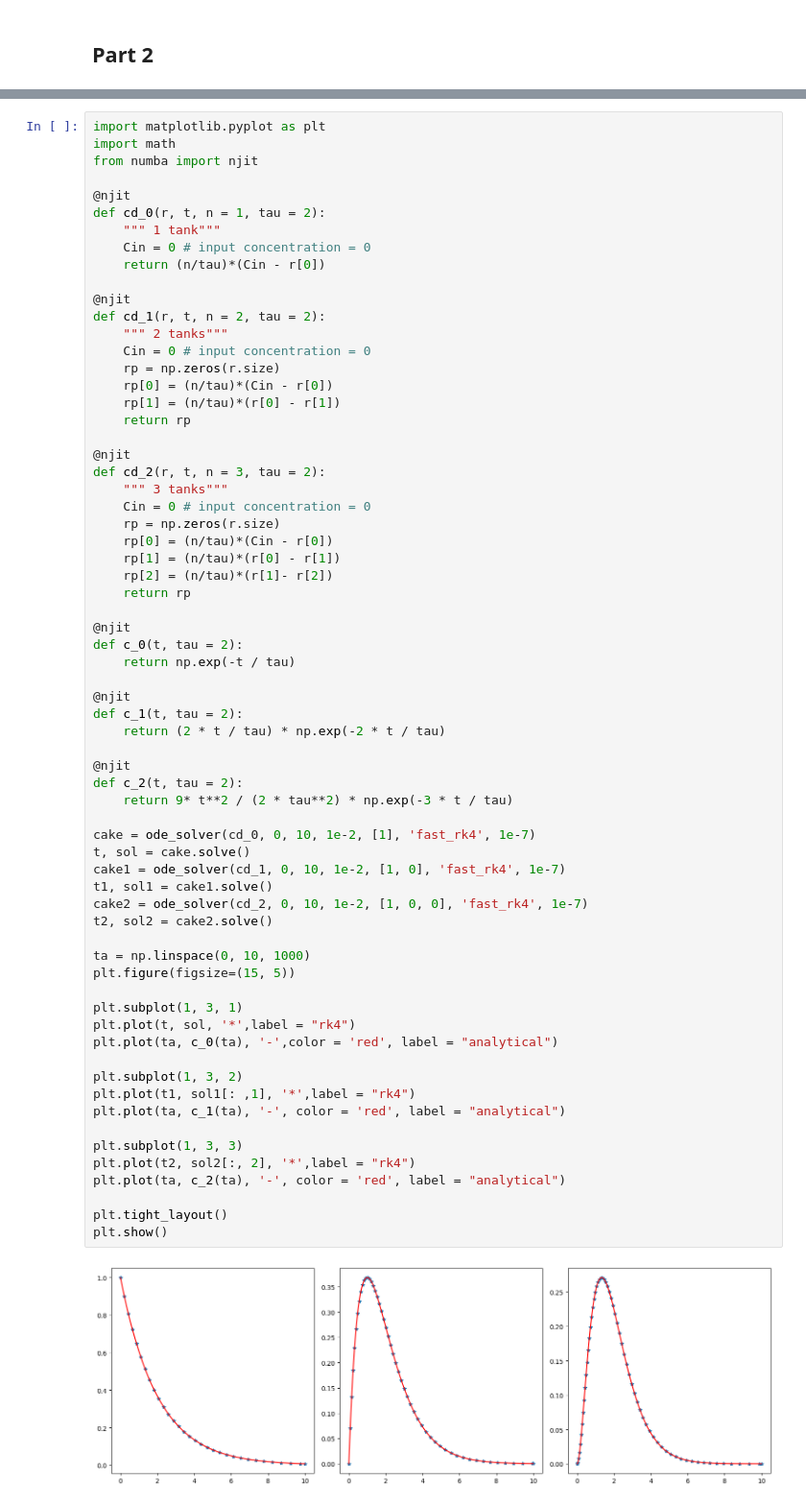
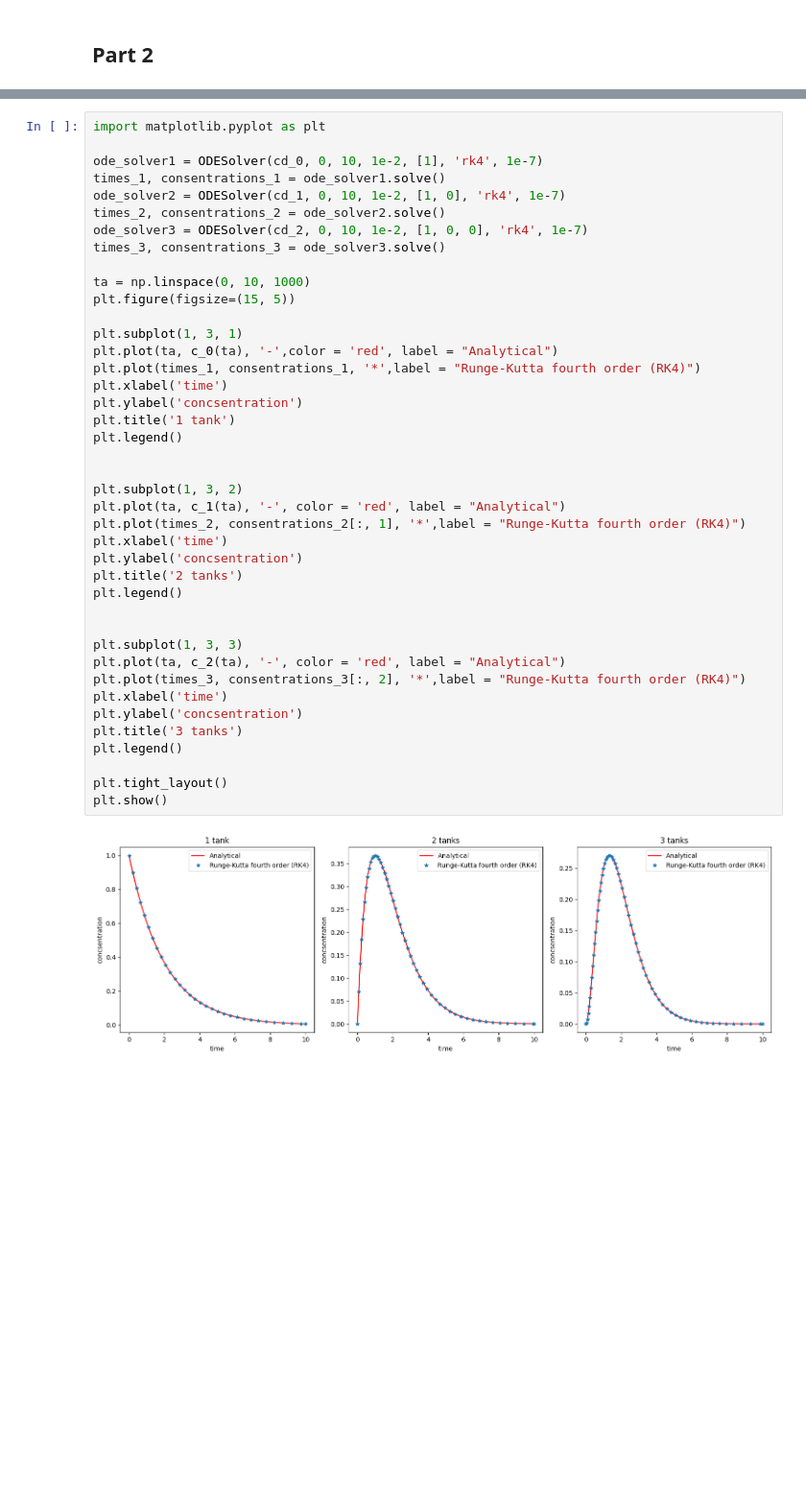
Before and after one commit to simengaasland/MOD510-Projects, a Jupyter notebook: Project 3/Project3_Report.ipynb, the cells around one changed output, grey strips where cells are left out. Shown at 96% size. Saved outputs shown, nothing was run; the diff lists cells and outputs as text; blank space fills up the shorter version.

```diff
--- a/Project 3/Project3_Report.ipynb
+++ b/Project 3/Project3_Report.ipynb
@@ -124,71 +164,46 @@ class ode_solver:
 # %%
 import matplotlib.pyplot as plt
-import math
-from numba import njit
 
-@njit
-def cd_0(r, t, n = 1, tau = 2):
-    """ 1 tank"""
-    Cin = 0 # input concentration = 0
-    return (n/tau)*(Cin - r[0])
-
-@njit
-def cd_1(r, t, n = 2, tau = 2):
-    """ 2 tanks"""
-    Cin = 0 # input concentration = 0
-    rp = np.zeros(r.size)
-    rp[0] = (n/tau)*(Cin - r[0])
-    rp[1] = (n/tau)*(r[0] - r[1])
-    return rp
-
-@njit
-def cd_2(r, t, n = 3, tau = 2):
-    """ 3 tanks"""
-    Cin = 0 # input concentration = 0
-    rp = np.zeros(r.size)
-    rp[0] = (n/tau)*(Cin - r[0])
-    rp[1] = (n/tau)*(r[0] - r[1])
-    rp[2] = (n/tau)*(r[1]- r[2])
-    return rp
-
-@njit
-def c_0(t, tau = 2):
-    return np.exp(-t / tau)
-
-@njit
-def c_1(t, tau = 2):
-    return (2 * t / tau) * np.exp(-2 * t / tau)
-
-@njit
-def c_2(t, tau = 2):
-    return 9* t**2 / (2 * tau**2) * np.exp(-3 * t / tau)
-
-cake = ode_solver(cd_0, 0, 10, 1e-2, [1], 'fast_rk4', 1e-7)
-t, sol = cake.solve()
-cake1 = ode_solver(cd_1, 0, 10, 1e-2, [1, 0], 'fast_rk4', 1e-7)
-t1, sol1 = cake1.solve()
-cake2 = ode_solver(cd_2, 0, 10, 1e-2, [1, 0, 0], 'fast_rk4', 1e-7)
-t2, sol2 = cake2.solve()
+ode_solver1 = ODESolver(cd_0, 0, 10, 1e-2, [1], 'rk4', 1e-7)
+times_1, consentrations_1 = ode_solver1.solve()
+ode_solver2 = ODESolver(cd_1, 0, 10, 1e-2, [1, 0], 'rk4', 1e-7)
+times_2, consentrations_2 = ode_solver2.solve()
+ode_solver3 = ODESolver(cd_2, 0, 10, 1e-2, [1, 0, 0], 'rk4', 1e-7)
+times_3, consentrations_3 = ode_solver3.solve()
 
 ta = np.linspace(0, 10, 1000)
 plt.figure(figsize=(15, 5))
 
 plt.subplot(1, 3, 1)
-plt.plot(t, sol, '*',label = "rk4")
-plt.plot(ta, c_0(ta), '-',color = 'red', label = "analytical")
+plt.plot(ta, c_0(ta), '-',color = 'red', label = "Analytical")
+plt.plot(times_1, consentrations_1, '*',label = "Runge-Kutta fourth order (RK4)")
+plt.xlabel('time')
+plt.ylabel('concsentration')
+plt.title('1 tank')
+plt.legend()
+
 
 plt.subplot(1, 3, 2)
-plt.plot(t1, sol1[: ,1], '*',label = "rk4")
-plt.plot(ta, c_1(ta), '-', color = 'red', label = "analytical")
+plt.plot(ta, c_1(ta), '-', color = 'red', label = "Analytical")
+plt.plot(times_2, consentrations_2[:, 1], '*',label = "Runge-Kutta fourth order (RK4)")
+plt.xlabel('time')
+plt.ylabel('concsentration')
+plt.title('2 tanks')
+plt.legend()
+
 
 plt.subplot(1, 3, 3)
-plt.plot(t2, sol2[:, 2], '*',label = "rk4")
-plt.plot(ta, c_2(ta), '-', color = 'red', label = "analytical")
+plt.plot(ta, c_2(ta), '-', color = 'red', label = "Analytical")
+plt.plot(times_3, consentrations_3[:, 2], '*',label = "Runge-Kutta fourth order (RK4)")
+plt.xlabel('time')
+plt.ylabel('concsentration')
+plt.title('3 tanks')
+plt.legend()
 
 plt.tight_layout()
 plt.show()
 # %% [output]
-[figure, old version]
+[figure, new version]
 # %%
 import timeit
 
```
Also changed, not shown: parts of 24 cells of this notebook.
